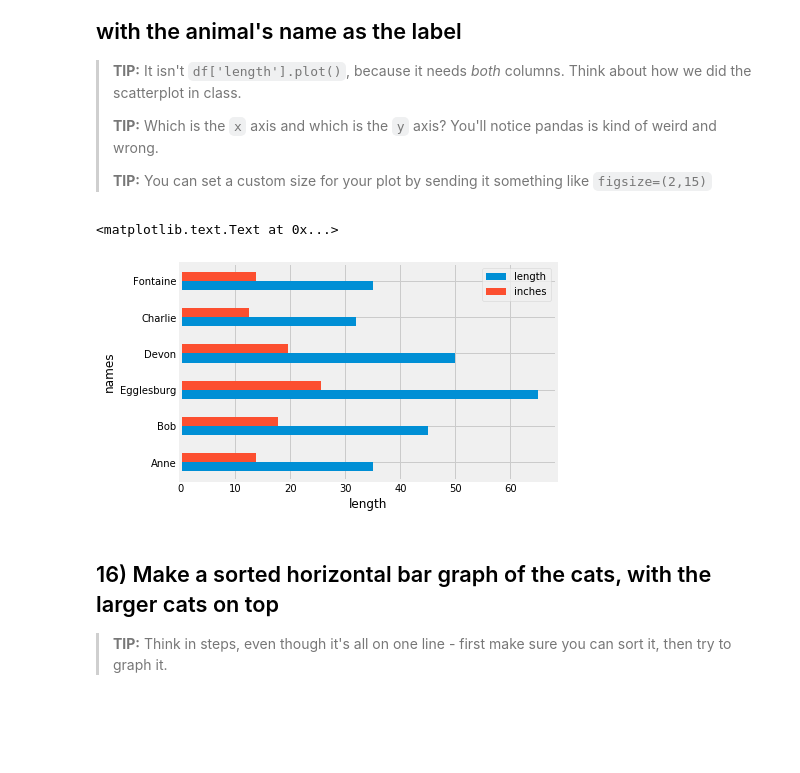
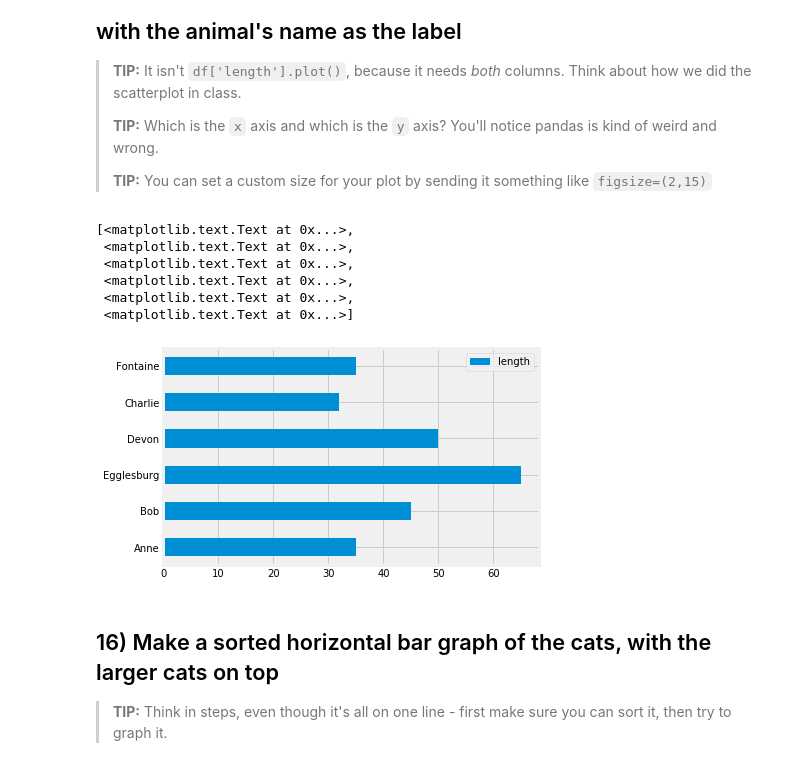
Before and after one commit to mathieulede/foundations, a Jupyter notebook: 05-homework/05-pandas_intro_animals_dataset.ipynb, the cells around one changed output. Drawn from its saved outputs; the diff is of its cells as text; code cells hidden in the pictures; blank space fills up the shorter version.

```diff
--- a/05-homework/05-pandas_intro_animals_dataset.ipynb
+++ b/05-homework/05-pandas_intro_animals_dataset.ipynb
@@ -165,13 +165,15 @@ array([[<matplotlib.axes._subplots.AxesSubplot object at 0x...>]], dtype=object)
 >
 > **TIP:** You can set a custom size for your plot by sending it something like `figsize=(2,15)`
 # %%
-g = df.plot(kind='barh')
-g.set_yticklabels(df.name)
-g.set_xlabel("length")
-g.set_ylabel("names")
+df[['name', 'length']].plot(kind='barh').set_yticklabels(df.name)
 # %% [output]
-<matplotlib.text.Text at 0x...>
+[<matplotlib.text.Text at 0x...>,
+ <matplotlib.text.Text at 0x...>,
+ <matplotlib.text.Text at 0x...>,
+ <matplotlib.text.Text at 0x...>,
+ <matplotlib.text.Text at 0x...>,
+ <matplotlib.text.Text at 0x...>]
-[figure, old version]
+[figure, new version]
 # %% [markdown]
 ## 16) Make a sorted horizontal bar graph of the cats, with the larger cats on top
 
```
Also changed, not shown: parts of 5 cells of this notebook, 1 other file.
